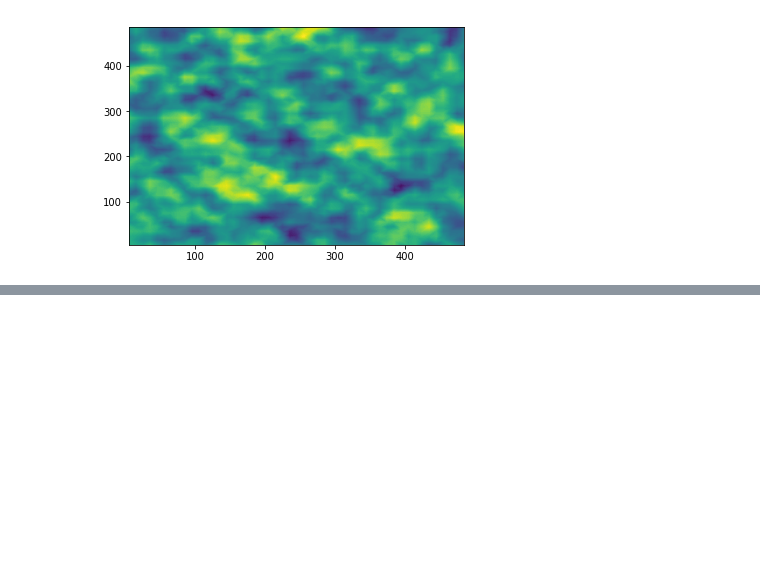
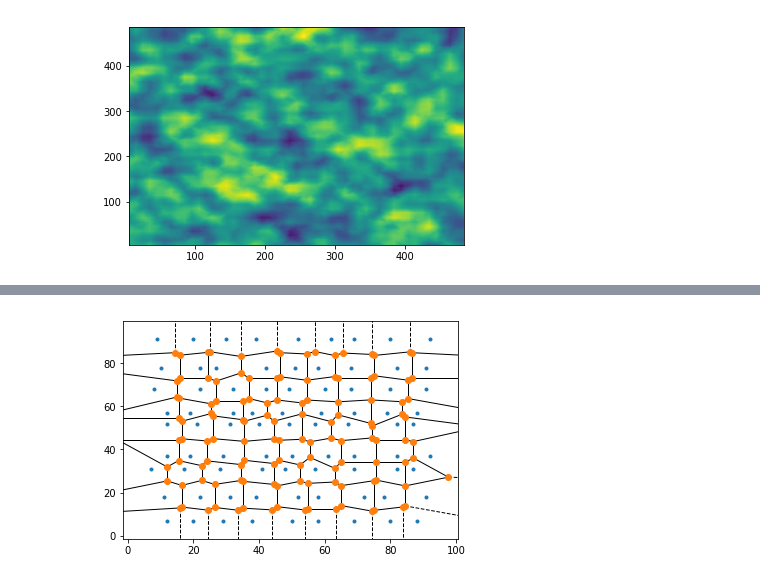
Before and after one commit to riggsb2/DNDscripts, a Jupyter notebook: World_Mgmt/Terrain_Gen/Terrain Generator.ipynb, the cells around one changed output, grey strips where cells are left out. Drawn from its saved outputs; the diff is of its cells as text; code cells hidden in the pictures; blank space fills up the shorter version.

```diff
--- a/World_Mgmt/Terrain_Gen/Terrain Generator.ipynb
+++ b/World_Mgmt/Terrain_Gen/Terrain Generator.ipynb
@@ -106,0 +208,7 @@ plt.show()
+# %%
+vor = Voronoi(points)
+#plt.scatter(*zip(*points))
+voronoi_plot_2d(vor)
+plt.show()
+# %% [output]
+[figure, added]
```
Also changed, not shown: parts of 10 cells of this notebook.
